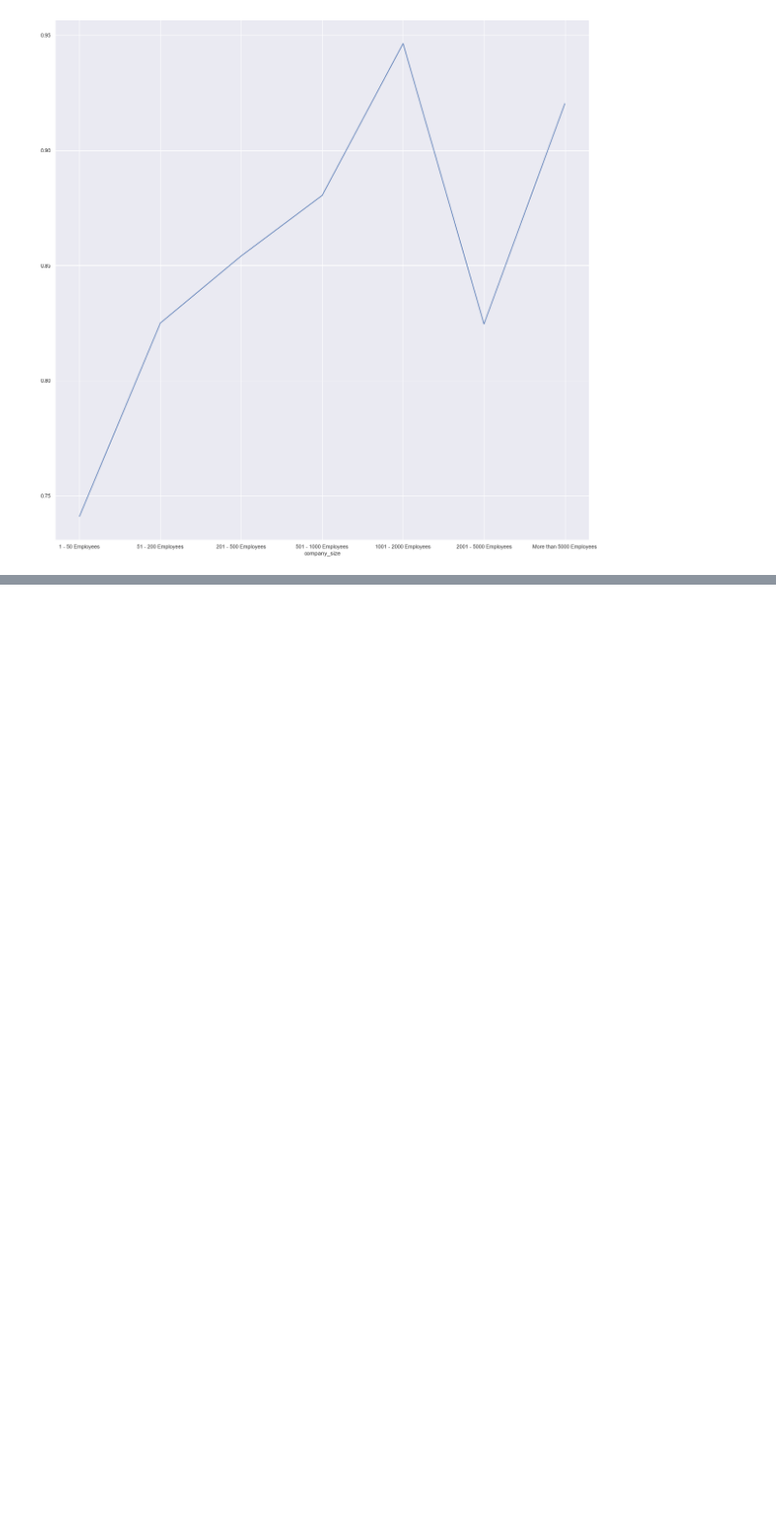
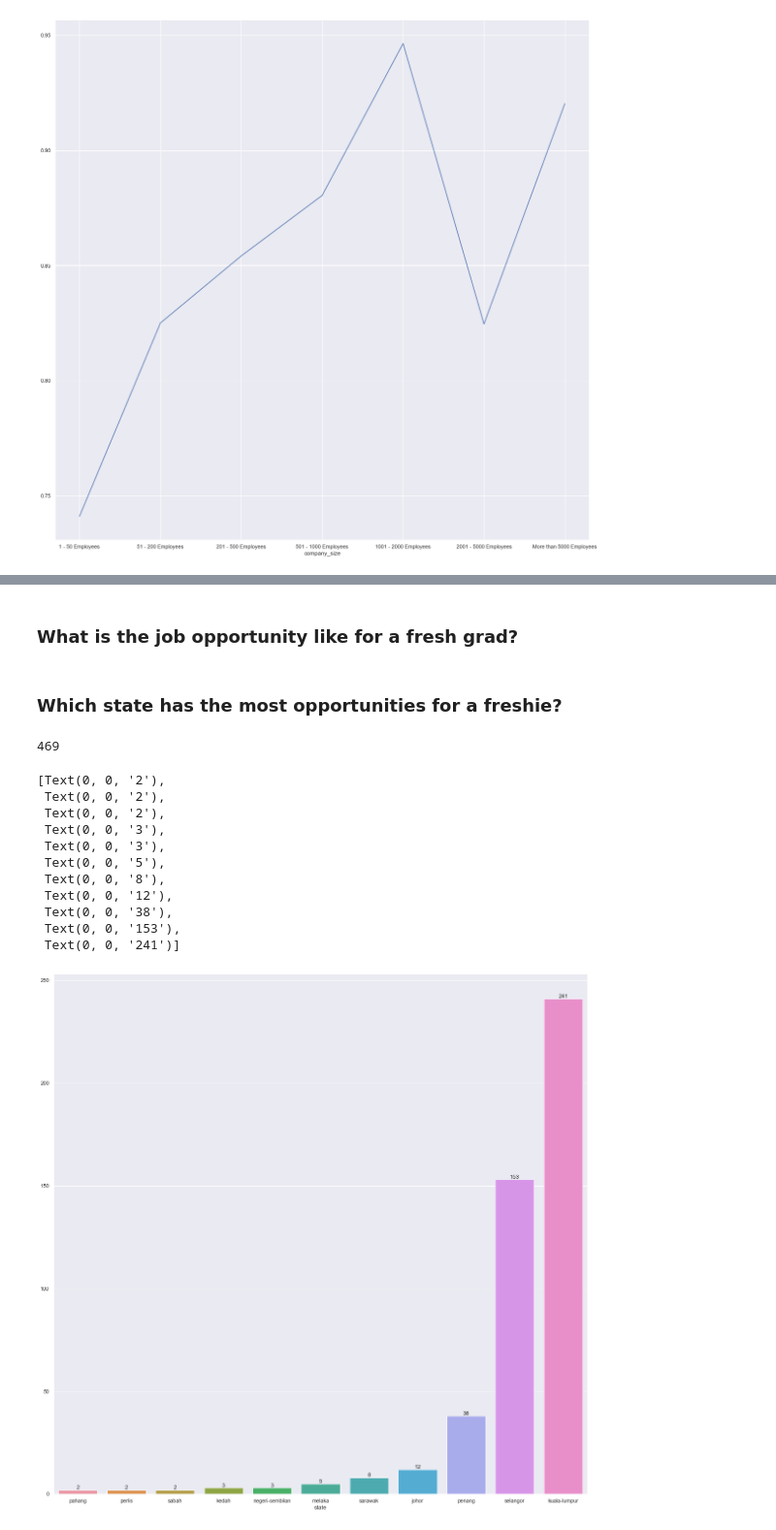
Before and after one commit to roosern-dev/Malaysia_data_jobs_analysis, a Jupyter notebook: data/cleaning.ipynb, the cells around one changed output, grey strips where cells are left out. Shown at 97% size. Cells and saved outputs as stored; diff of their text form; code cells hidden in the pictures; blank space fills up the shorter version.

```diff
--- a/data/cleaning.ipynb
+++ b/data/cleaning.ipynb
@@ -591,0 +593,29 @@ df_entry_jobs = df_data_jobs[df_data_jobs['']]
+# %% [markdown]
+### What is the job opportunity like for a fresh grad?
+# %% [markdown]
+### Which state has the most opportunities for a freshie?
+# %%
+df_freshies = df_data_jobs[df_data_jobs['experience']<3|df_data_jobs['experience'].isna()]
+len(df_freshies)
+# %% [output]
+469
+# %%
+df_fresh_by_state = df_freshies.groupby('state').size()
+# %%
+df_fresh_by_state = df_fresh_by_state.sort_values()
+# %%
+freshie_states = sns.barplot(x=df_fresh_by_state.index, y=df_fresh_by_state.values)
+freshie_states.bar_label(freshie_states.containers[0])
+# %% [output]
+[Text(0, 0, '2'),
+ Text(0, 0, '2'),
+ Text(0, 0, '2'),
+ Text(0, 0, '3'),
+ Text(0, 0, '3'),
+ Text(0, 0, '5'),
+ Text(0, 0, '8'),
+ Text(0, 0, '12'),
+ Text(0, 0, '38'),
+ Text(0, 0, '153'),
+ Text(0, 0, '241')]
+[figure, added]
```
Also changed, not shown: parts of 20 cells of this notebook.
